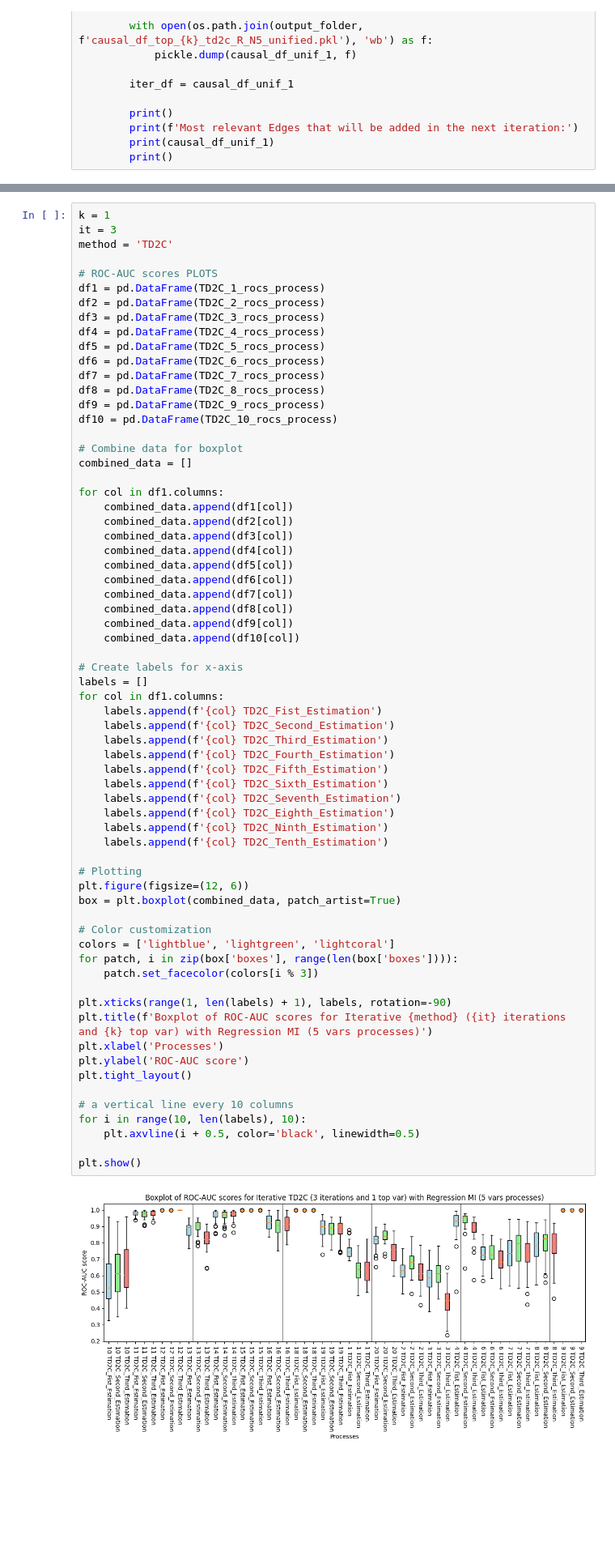
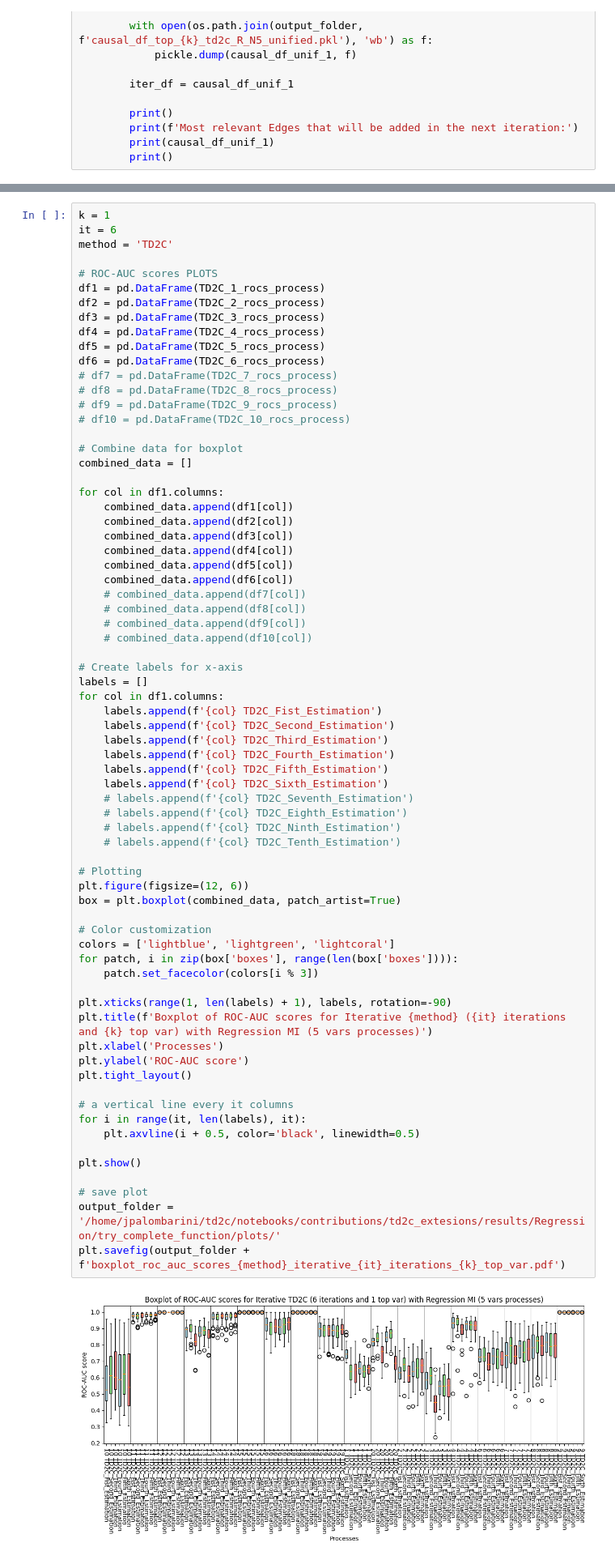
Before and after one commit to jacopoUCL/td2c, a Jupyter notebook: notebooks/contributions/td2c_extesions/IterativeTD2C.ipynb, the cells around one changed output, grey strips where cells are left out. Shown at 81% size. Drawn from its saved outputs; the diff is of its cells as text; blank space fills up the shorter version.

```diff
--- a/notebooks/contributions/td2c_extesions/IterativeTD2C.ipynb
+++ b/notebooks/contributions/td2c_extesions/IterativeTD2C.ipynb
@@ -2010,6 +1489,6 @@ with open(os.path.join(input_folder_10, f'journal_results_td2c_R_N5.pkl'), 'rb')
 # %%
 k = 1
-it = 3
+it = 6
 method = 'TD2C'
 
 # ROC-AUC scores PLOTS
@@ -2019,10 +1498,10 @@ df3 = pd.DataFrame(TD2C_3_rocs_process)
 df4 = pd.DataFrame(TD2C_4_rocs_process)
 df5 = pd.DataFrame(TD2C_5_rocs_process)
 df6 = pd.DataFrame(TD2C_6_rocs_process)
-df7 = pd.DataFrame(TD2C_7_rocs_process)
-df8 = pd.DataFrame(TD2C_8_rocs_process)
-df9 = pd.DataFrame(TD2C_9_rocs_process)
-df10 = pd.DataFrame(TD2C_10_rocs_process)
+# df7 = pd.DataFrame(TD2C_7_rocs_process)
+# df8 = pd.DataFrame(TD2C_8_rocs_process)
+# df9 = pd.DataFrame(TD2C_9_rocs_process)
+# df10 = pd.DataFrame(TD2C_10_rocs_process)
 
 # Combine data for boxplot
 combined_data = []
@@ -2034,44 +1513,48 @@ for col in df1.columns:
     combined_data.append(df4[col])
     combined_data.append(df5[col])
     combined_data.append(df6[col])
-    combined_data.append(df7[col])
-    combined_data.append(df8[col])
-    combined_data.append(df9[col])
-    combined_data.append(df10[col])
+    # combined_data.append(df7[col])
+    # combined_data.append(df8[col])
+    # combined_data.append(df9[col])
+    # combined_data.append(df10[col])
 
 # Create labels for x-axis
 labels = []
 for col in df1.columns:
     labels.append(f'{col} TD2C_Fist_Estimation')
     labels.append(f'{col} TD2C_Second_Estimation')
     labels.append(f'{col} TD2C_Third_Estimation')
     labels.append(f'{col} TD2C_Fourth_Estimation')
     labels.append(f'{col} TD2C_Fifth_Estimation')
     labels.append(f'{col} TD2C_Sixth_Estimation')
-    labels.append(f'{col} TD2C_Seventh_Estimation')
-    labels.append(f'{col} TD2C_Eighth_Estimation')
-    labels.append(f'{col} TD2C_Ninth_Estimation')
-    labels.append(f'{col} TD2C_Tenth_Estimation')
+    # labels.append(f'{col} TD2C_Seventh_Estimation')
+    # labels.append(f'{col} TD2C_Eighth_Estimation')
+    # labels.append(f'{col} TD2C_Ninth_Estimation')
+    # labels.append(f'{col} TD2C_Tenth_Estimation')
 
 # Plotting
 plt.figure(figsize=(12, 6))
 box = plt.boxplot(combined_data, patch_artist=True)
 
 # Color customization
 colors = ['lightblue', 'lightgreen', 'lightcoral']
 for patch, i in zip(box['boxes'], range(len(box['boxes']))):
     patch.set_facecolor(colors[i % 3])
 
 plt.xticks(range(1, len(labels) + 1), labels, rotation=-90)
 plt.title(f'Boxplot of ROC-AUC scores for Iterative {method} ({it} iterations and {k} top var) with Regression MI (5 vars processes)')
 plt.xlabel('Processes')
 plt.ylabel('ROC-AUC score')
 plt.tight_layout()
 
-# a vertical line every 10 columns
-for i in range(10, len(labels), 10):
+# a vertical line every it columns
+for i in range(it, len(labels), it):
     plt.axvline(i + 0.5, color='black', linewidth=0.5)
 
 plt.show()
+
+# save plot
+output_folder = '/home/jpalombarini/td2c/notebooks/contributions/td2c_extesions/results/Regression/try_complete_function/plots/'
+plt.savefig(output_folder + f'boxplot_roc_auc_scores_{method}_iterative_{it}_iterations_{k}_top_var.pdf')
 # %% [output]
-[figure, old version]
+[figure, new version]
```
Also changed, not shown: parts of 7 cells of this notebook.
